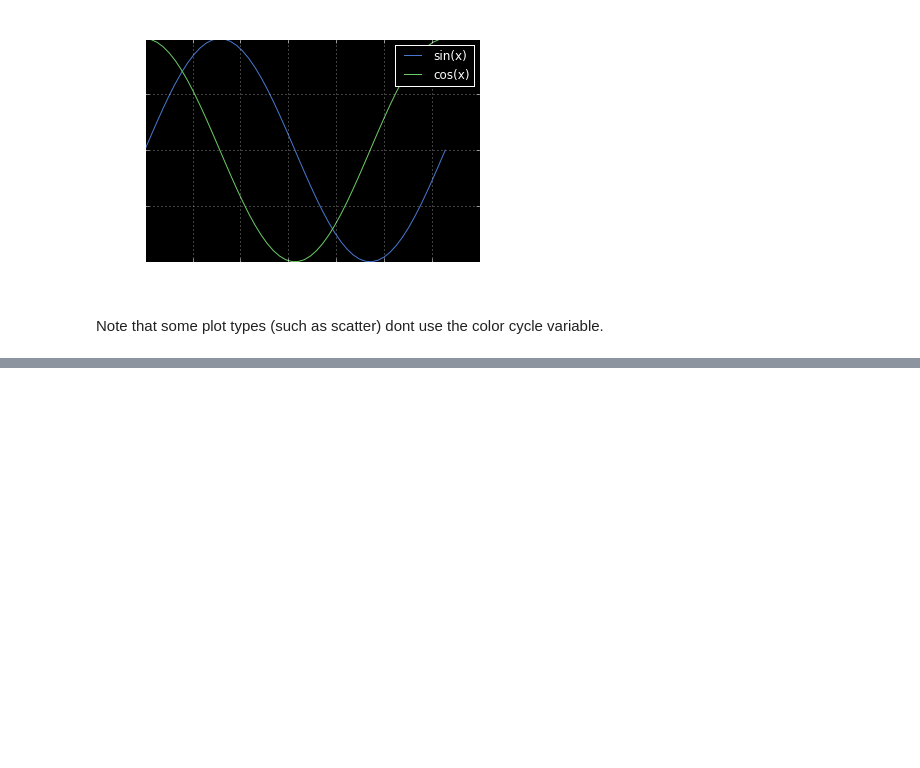
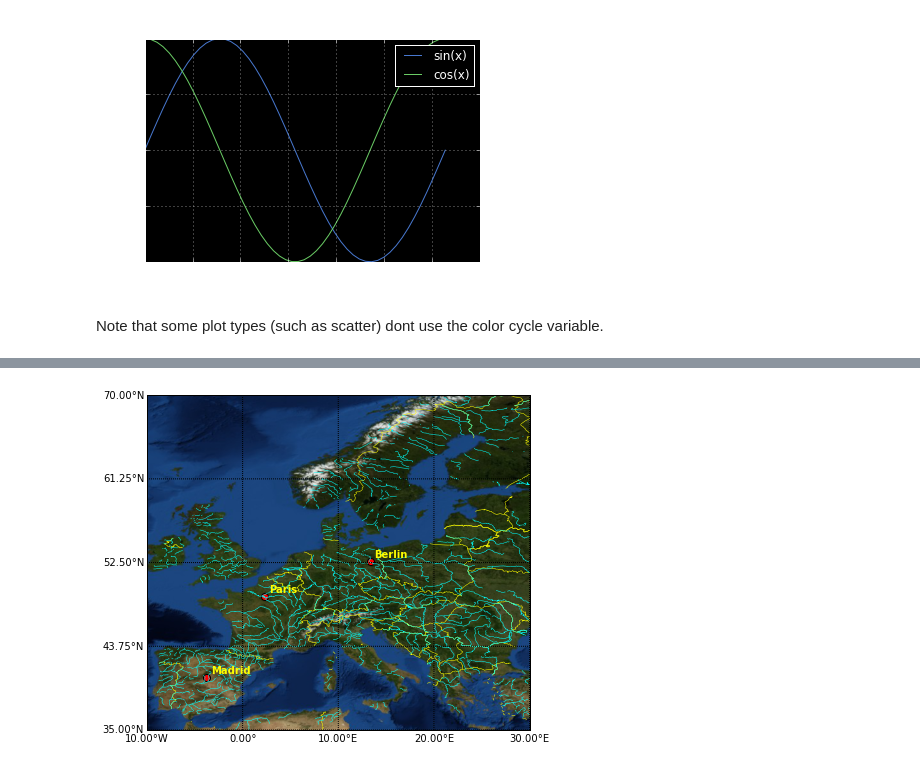
Before and after one commit to smwahl/thw_matplotlib_presentation, a Jupyter notebook: thw_matplotlib_tutorial.ipynb, the cells around one changed output, grey strips where cells are left out. Cells and saved outputs as stored; diff of their text form; code cells hidden in the pictures; blank space fills up the shorter version.

```diff
--- a/thw_matplotlib_tutorial.ipynb
+++ b/thw_matplotlib_tutorial.ipynb
@@ -621,0 +723,43 @@ http://matplotlib.org/mpl_toolkits/
+# %%
+from mpl_toolkits.basemap import Basemap
+
+# Draw the stations on a real map of the Earth.
+# Find boundaries
+lon0 = -10.
+lon1 = 30.
+lat0 = 35.
+lat1 = 70.
+
+# Geographic grid to draw
+parallels = np.linspace(lat0, lat1, 5)
+meridians = np.linspace(lon0, lon1, 5)
+
+# Resolution of the basemap to load ('f' is *very* expensive)
+resolution = 'i' # intermediate resolution for map info
+
+# Create the figure
+f2, ax2 = plt.subplots(figsize=(10,6))
+
+# Make the map object, where we draw geographic information
+m = Basemap(lon0, lat0, lon1, lat1, resolution=resolution, ax=ax2)
+m.drawcountries(color=(1,1,0))  # country boundaries yellow
+m.drawrivers(color=(0,1,1))  # rivers in cyan
+m.bluemarble()  # NASA bluemarble image
+m.drawparallels(parallels, labels=[1,0,0,0], fmt='%.2f')
+m.drawmeridians(meridians, labels=[0,0,0,1], fmt='%.2f')
+
+# location of some cities 40.4000° N, 3.6833° W, 48.8567° N, 2.3508° E, 52.5167° N, 13.3833° E
+names = ['Madrid','Paris','Berlin']
+lats = np.array([40.4000,48.8567,52.5167])
+longs = np.array([-3.6833,2.3508,13.3833])
+
+# Now draw a scatter plot on the same map
+s = m.scatter(longs,lats, c='r',s=50)
+
+# Label the figure and every point by its station label
+#ax2.set_title(title)
+for lat,lon,name in zip(lats,longs,names):
+    ax2.text( lon+0.5, lat+0.5, name,
+            weight='bold', color='yellow', zorder=10)
+# %% [output]
+[figure, added]
```
Also changed, not shown: parts of 13 cells of this notebook.
